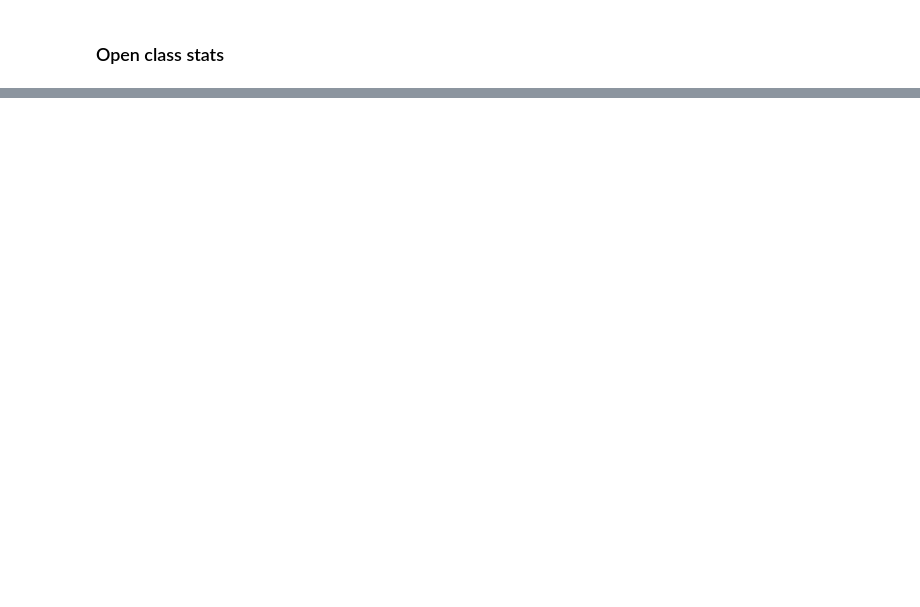
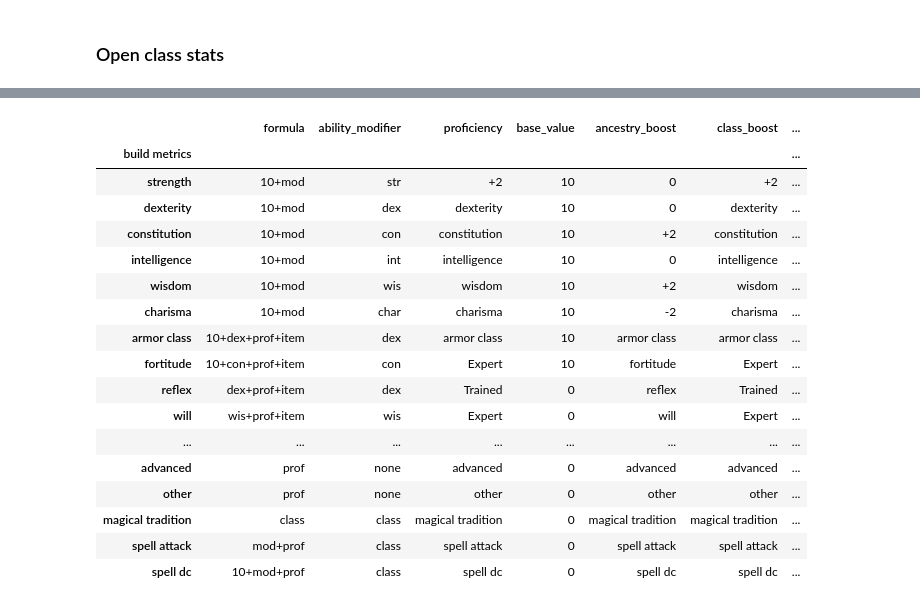
Before and after one commit to sarahmulloy/Nss_pathfinder_encounter, a Jupyter notebook: notebooks/create_character_build.ipynb, the cells around one changed output, grey strips where cells are left out. Saved outputs shown, nothing was run; the diff lists cells and outputs as text; code cells hidden in the pictures; blank space fills up the shorter version.

```diff
--- a/notebooks/create_character_build.ipynb
+++ b/notebooks/create_character_build.ipynb
@@ -162,7 +238,11 @@ class_base_stat['Primary Ability']= [re.sub(r'\[.*?\]', '', x) for x in class_ba
 class_base_stat['Primary Ability']= [x.split(',') for x in class_base_stat['Primary Ability']]
 class_base_stat= class_base_stat.explode('Primary Ability')
 
+##add extra columns for filtering later
 class_base_stat['ability boost'] = '+2'
+class_base_stat['class_build']= class_base_stat.index + ' '+class_base_stat['Primary Ability'].str.replace("'", '')
+
+#save spreadsheet
 class_base_stat
 # %% [output]
 |  | Primary Ability | Hit Points per Level | Perception | Fortitude | Reflex | Will | Skills | Defenses | ... |
@@ -186,0 +306,82 @@ class_base_stat
+# %%
+####
+# Ancestry stat boosts
+####
+#convert chosen ANCESTRY stats to a dictionary
+ancestry_value= ancestry_stat[f'{ancestry_choice}'].to_dict()
+
+#replace the ancestry_boost values with the dictionary
+character_sheet['ancestry_boost'] = character_sheet['ancestry_boost'].replace(ancestry_value)
+#fill all non-matching values with 0
+
+####
+#CLass stat boosts
+####
+
+#convert chosen class stats to a dictionary
+class_merge= class_base_stat[class_base_stat['class_build'] == chose_class_list[0]].T
+class_merge['metrics']= class_merge.index.str.lower()
+class_merge= class_merge.set_index('metrics', drop=True)
+class_merge= class_merge.rename(index={'hit points per level': 'hit points'})
+class_value= class_merge.to_dict()
+
+#replace the class_boost values with the class dictionary
+character_sheet['class_boost']= character_sheet['class_boost'].replace(class_value[class_merge.columns[0]])
+character_sheet
+
+#add the +2 for the class ability boost
+class_ability_boost= class_value[class_merge.columns[0]]['primary ability'].lower().replace("'", "").strip()
+character_sheet['class_boost']= character_sheet['class_boost'].replace(class_ability_boost, '+2')
+
+character_sheet
+
+####
+#Class trained armor and weapon proficencies
+####
+#pull out the trained levels for the armor and defense categories from the class dataframe
+trained_defense= class_merge.loc['defenses'].str.split(",")[-1]
+trained_weapon= class_merge.loc['attacks'].str.split(",")[-1]
+
+## loop through the string of trained armor and defenses on the class info spreadsheet
+trained_weapon_defense=[]
+for x in trained_weapon:
+    new_string= x.lower().strip() #.replace("'", '')
+    trained_weapon_defense.append(new_string)
+for x in trained_defense:
+    new_string= x.lower().strip()
+    trained_weapon_defense.append(new_string)
+
+#change the value in the class_boost to trained
+trained_weapon_sheet=[]
+for metric in character_sheet['class_boost']:
+    if metric in trained_weapon_defense:
+        trained_weapon_sheet.append('trained')
+    else:
+        trained_weapon_sheet.append(np.nan)
+
+#update the character sheet with the armor and weapon defenses
+character_sheet['proficiency_class']= trained_weapon_sheet
+character_sheet['proficiency']= character_sheet['proficiency_class'].fillna(character_sheet['class_boost'])
+character_sheet= character_sheet.drop('proficiency_class', axis=1)
+character_sheet
+
+character_sheet
+# %% [output]
+|  | formula | ability_modifier | proficiency | base_value | ancestry_boost | class_boost | ... |
+| build metrics |  |  |  |  |  |  | ... |
+| strength | 10+mod | str | +2 | 10 | 0 | +2 | ... |
+| dexterity | 10+mod | dex | dexterity | 10 | 0 | dexterity | ... |
+| constitution | 10+mod | con | constitution | 10 | +2 | constitution | ... |
+| intelligence | 10+mod | int | intelligence | 10 | 0 | intelligence | ... |
+| wisdom | 10+mod | wis | wisdom | 10 | +2 | wisdom | ... |
+| charisma | 10+mod | char | charisma | 10 | -2 | charisma | ... |
+| armor class | 10+dex+prof+item | dex | armor class | 10 | armor class | armor class | ... |
+| fortitude | 10+con+prof+item | con | Expert | 10 | fortitude | Expert | ... |
+| reflex | dex+prof+item | dex | Trained | 0 | reflex | Trained | ... |
+| will | wis+prof+item | wis | Expert | 0 | will | Expert | ... |
+| ... | ... | ... | ... | ... | ... | ... | ... |
+| advanced | prof | none | advanced | 0 | advanced | advanced | ... |
+| other | prof | none | other | 0 | other | other | ... |
+| magical tradition | class | class | magical tradition | 0 | magical tradition | magical tradition | ... |
+| spell attack | mod+prof | class | spell attack | 0 | spell attack | spell attack | ... |
+| spell dc | 10+mod+prof | class | spell dc | 0 | spell dc | spell dc | ... |
```
Also changed, not shown: parts of 9 cells of this notebook, 6 other files.
